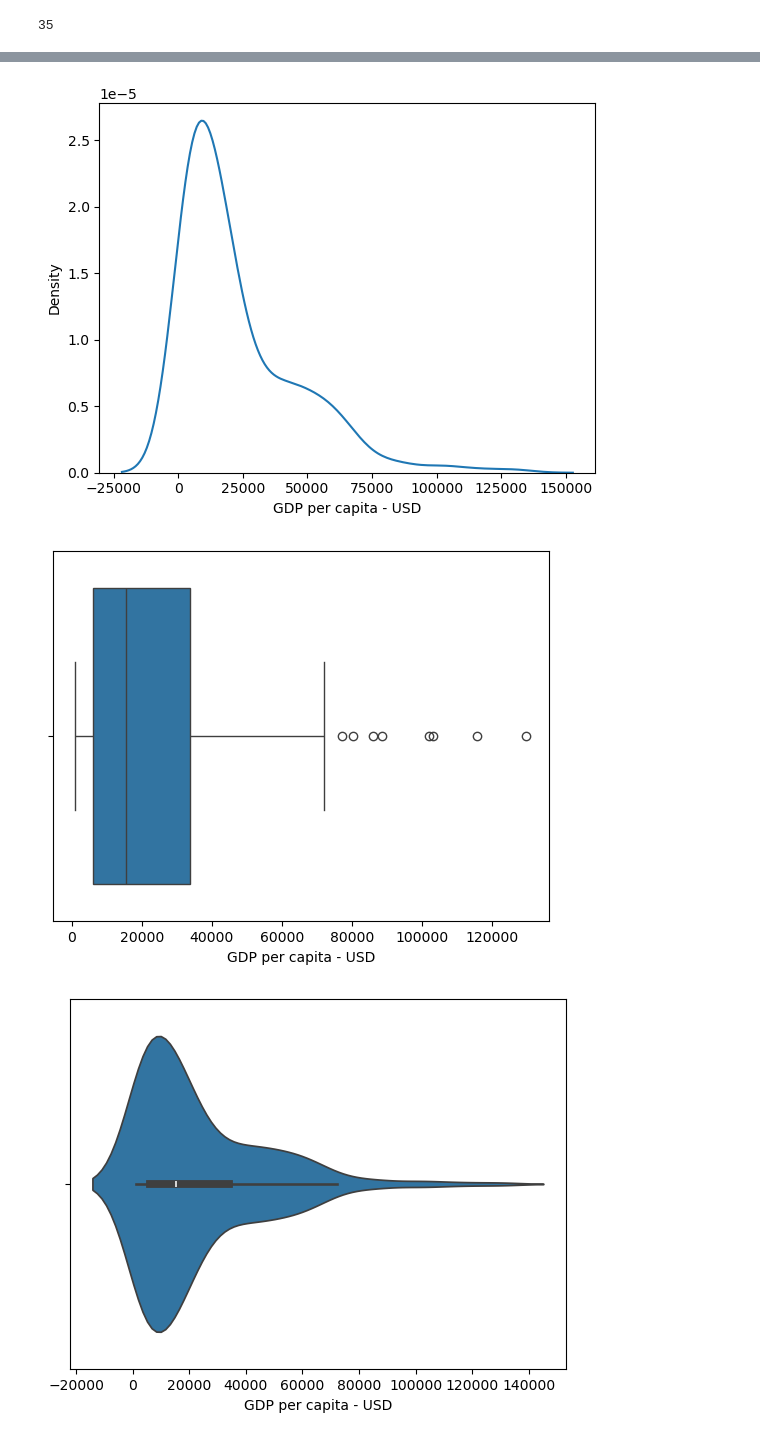
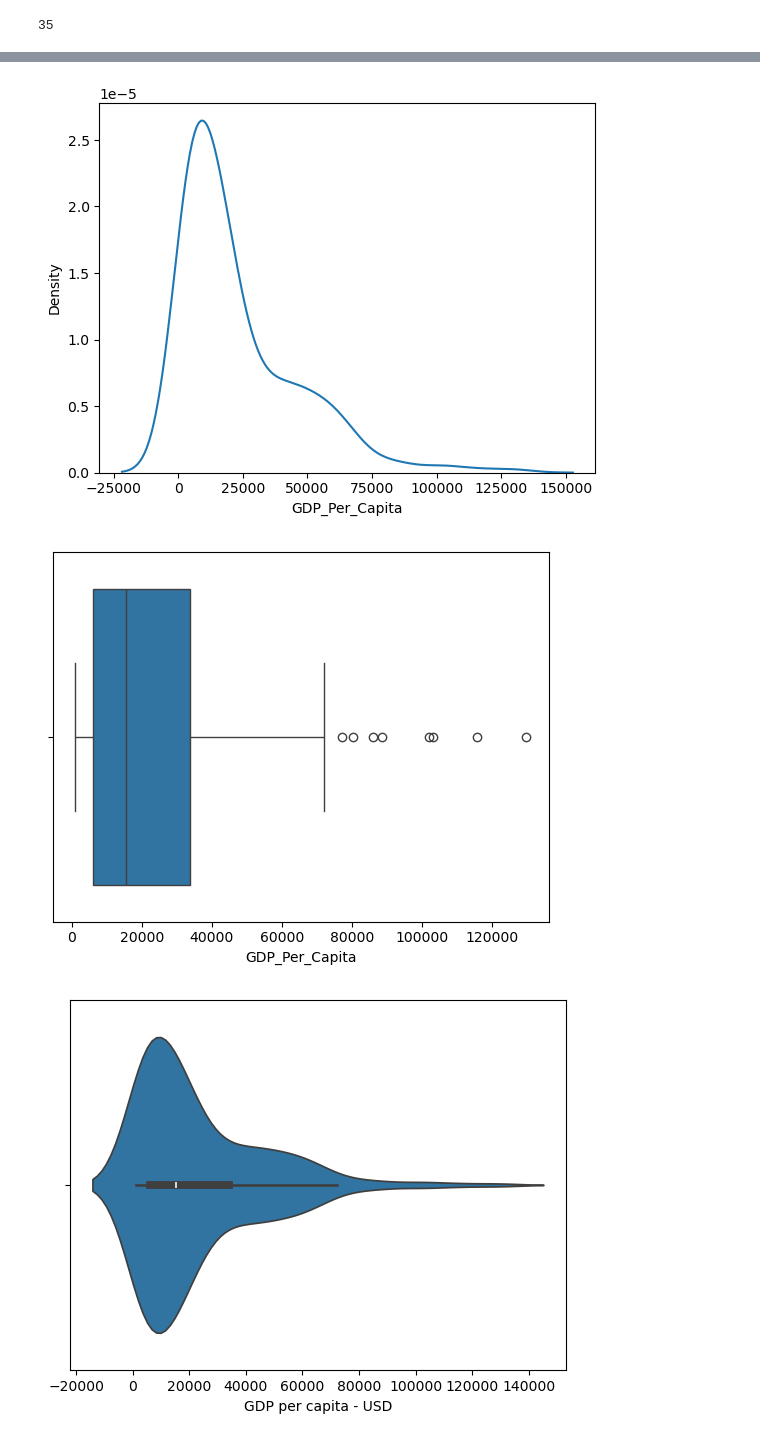
Before and after one commit to NSS-Data-Analytics-Cohort-17/un-datasets-cknicely, a Jupyter notebook: chloe_un_project.ipynb, the cells around one changed output, grey strips where cells are left out. Drawn from its saved outputs; the diff is of its cells as text; code cells hidden in the pictures.

```diff
--- a/chloe_un_project.ipynb
+++ b/chloe_un_project.ipynb
@@ -37,6 +37,6 @@ gdp_df.shape
 #  6. Drop the `Value Footnotes` column and rename the remaining three to
 # 'Country', 'Year', and 'GDP_Per_Capita'.
 
-gdp_df = gdp_df.drop(columns=['Value Footnotes'])
+gdp_df = gdp_df.drop(columns=['Value Footnotes']).rename(columns={'Country or Area': 'Country', 'Value': 'GDP_Per_Capita'})
 gdp_df
 # %% [output]
@@ -130,14 +129,12 @@ plt.show()
 # %%
  # a density plot
-sns.kdeplot(data=gdp_2020, x="Value")
-plt.xlabel("GDP per capita - USD")
+sns.kdeplot(data=gdp_2020, x="GDP_Per_Capita")
 plt.show()
 # %% [output]
-[figure, old version]
+[figure, new version]
 # %%
-sns.boxplot(data=gdp_2020, x="Value")
-plt.xlabel("GDP per capita - USD")
+sns.boxplot(data=gdp_2020, x="GDP_Per_Capita")
 plt.show()
 # %% [output]
-[figure, old version]
+[figure, new version]
 # %%
```
Also changed, not shown: parts of 33 cells of this notebook.
